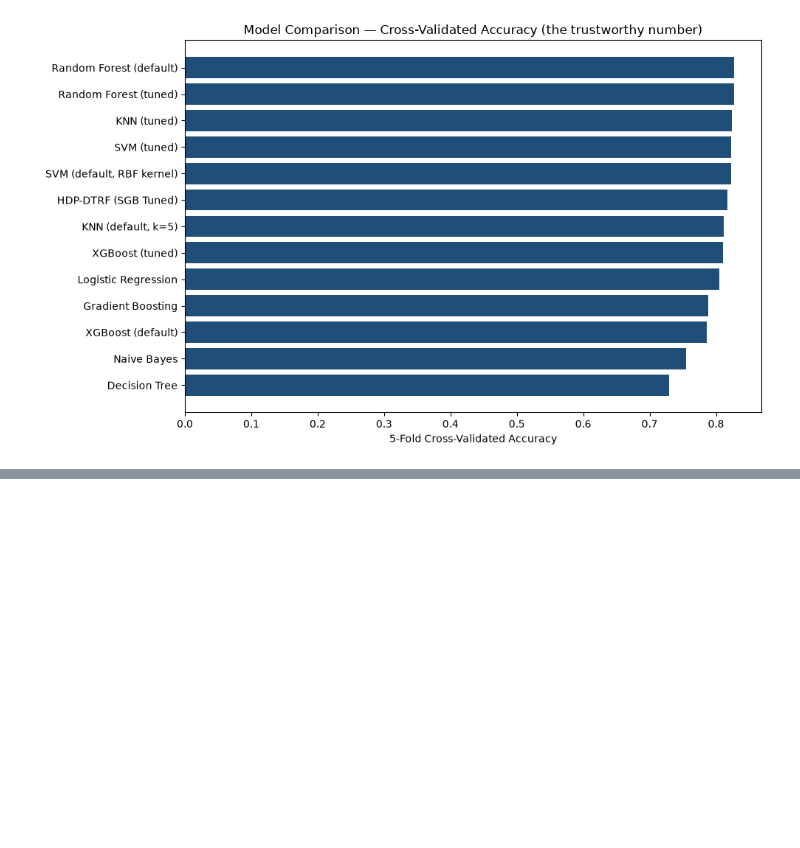
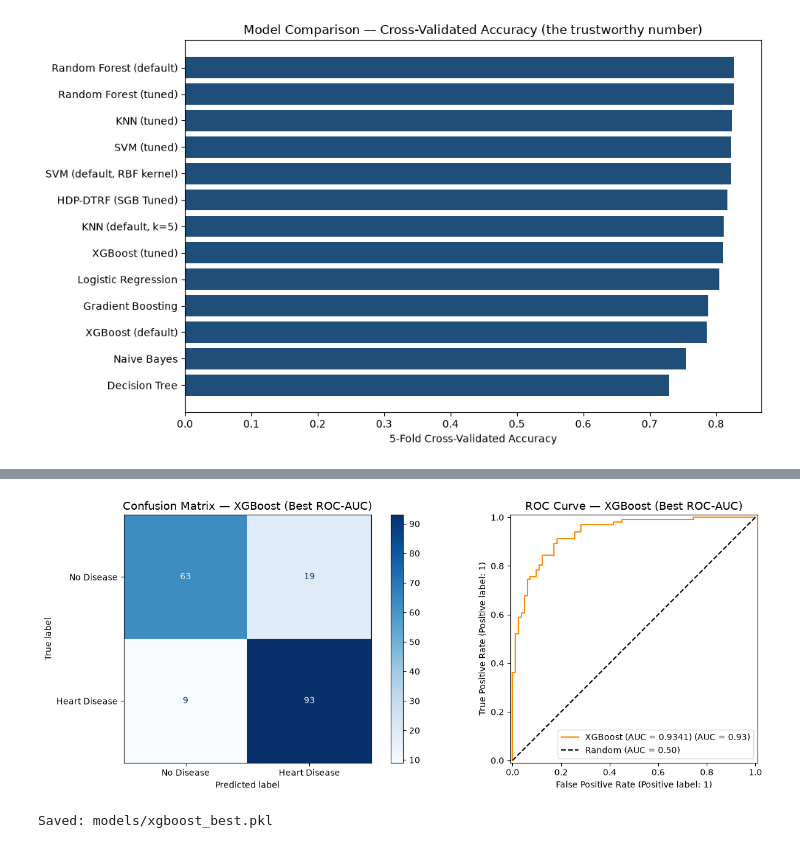
Before and after one commit to Thakurji890/Heart-Disease-Prediction, a Jupyter notebook: notebooks/04_All_Models_Comparison.ipynb, the cells around one changed output, grey strips where cells are left out. Cells and saved outputs as stored; diff of their text form; code cells hidden in the pictures; blank space fills up the shorter version.

Commit message:
Add XGBoost best ROC-AUC model (93.41% AUC) with confusion matrix and ROC curve to notebook 04

```diff
--- a/notebooks/04_All_Models_Comparison.ipynb
+++ b/notebooks/04_All_Models_Comparison.ipynb
@@ -421,0 +439,71 @@ plt.show()
+# %%
+from xgboost import XGBClassifier
+from sklearn.metrics import (
+    accuracy_score, precision_score, recall_score, f1_score,
+    roc_auc_score, classification_report, ConfusionMatrixDisplay, RocCurveDisplay
+)
+from sklearn.model_selection import cross_val_score
+import matplotlib.pyplot as plt
+import joblib
+
+# ── 1. Train best XGBoost (highest ROC-AUC config) ──────────────────────────
+xgb_best = XGBClassifier(
+    learning_rate=0.05,
+    max_depth=3,
+    n_estimators=100,
+    subsample=1.0,
+    eval_metric='logloss',
+    random_state=42
+)
+xgb_best.fit(X_train, y_train)
+
+pred  = xgb_best.predict(X_test)
+proba = xgb_best.predict_proba(X_test)[:, 1]
+
+acc   = accuracy_score(y_test, pred)
+prec  = precision_score(y_test, pred)
+rec   = recall_score(y_test, pred)
+f1    = f1_score(y_test, pred)
+auc   = roc_auc_score(y_test, proba)
+cv_sc = cross_val_score(xgb_best, X_train, y_train, cv=5, scoring='roc_auc').mean()
+
+print("=" * 50)
+print("  XGBoost (Tuned) — Best ROC-AUC Model")
+print("=" * 50)
+print(f"  Test Accuracy  : {acc*100:.2f}%")
+print(f"  Precision      : {prec*100:.2f}%")
+print(f"  Recall         : {rec*100:.2f}%")
+print(f"  F1-Score       : {f1*100:.2f}%")
+print(f"  ROC-AUC        : {auc*100:.2f}%")
+print(f"  CV ROC-AUC     : {cv_sc*100:.2f}%")
+print("=" * 50)
+
+print("\nClassification Report:")
+print(classification_report(y_test, pred, target_names=["No Disease", "Heart Disease"]))
+
+# ── 2. Confusion Matrix ───────────────────────────────────────────────────────
+fig, axes = plt.subplots(1, 2, figsize=(14, 5))
+
+ConfusionMatrixDisplay.from_estimator(
+    xgb_best, X_test, y_test,
+    display_labels=["No Disease", "Heart Disease"],
+    cmap="Blues", ax=axes[0]
+)
+axes[0].set_title("Confusion Matrix — XGBoost (Best ROC-AUC)", fontsize=13)
+
+# ── 3. ROC Curve ─────────────────────────────────────────────────────────────
+RocCurveDisplay.from_estimator(
+    xgb_best, X_test, y_test, ax=axes[1],
+    name=f"XGBoost (AUC = {auc:.4f})", color="darkorange"
+)
+axes[1].plot([0, 1], [0, 1], 'k--', label='Random (AUC = 0.50)')
+axes[1].set_title("ROC Curve — XGBoost (Best ROC-AUC)", fontsize=13)
+axes[1].legend(loc="lower right")
+
+plt.tight_layout()
+plt.show()
+
+# ── 4. Save model ────────────────────────────────────────────────────────────
+joblib.dump(xgb_best, "../models/xgboost_best.pkl")
+print("\nSaved: models/xgboost_best.pkl")
+# %% [output]
@@ -421,0 +530,2 @@ plt.show()
+[figure, added]
+Saved: models/xgboost_best.pkl
```
Also changed, not shown: parts of 2 cells of this notebook.
